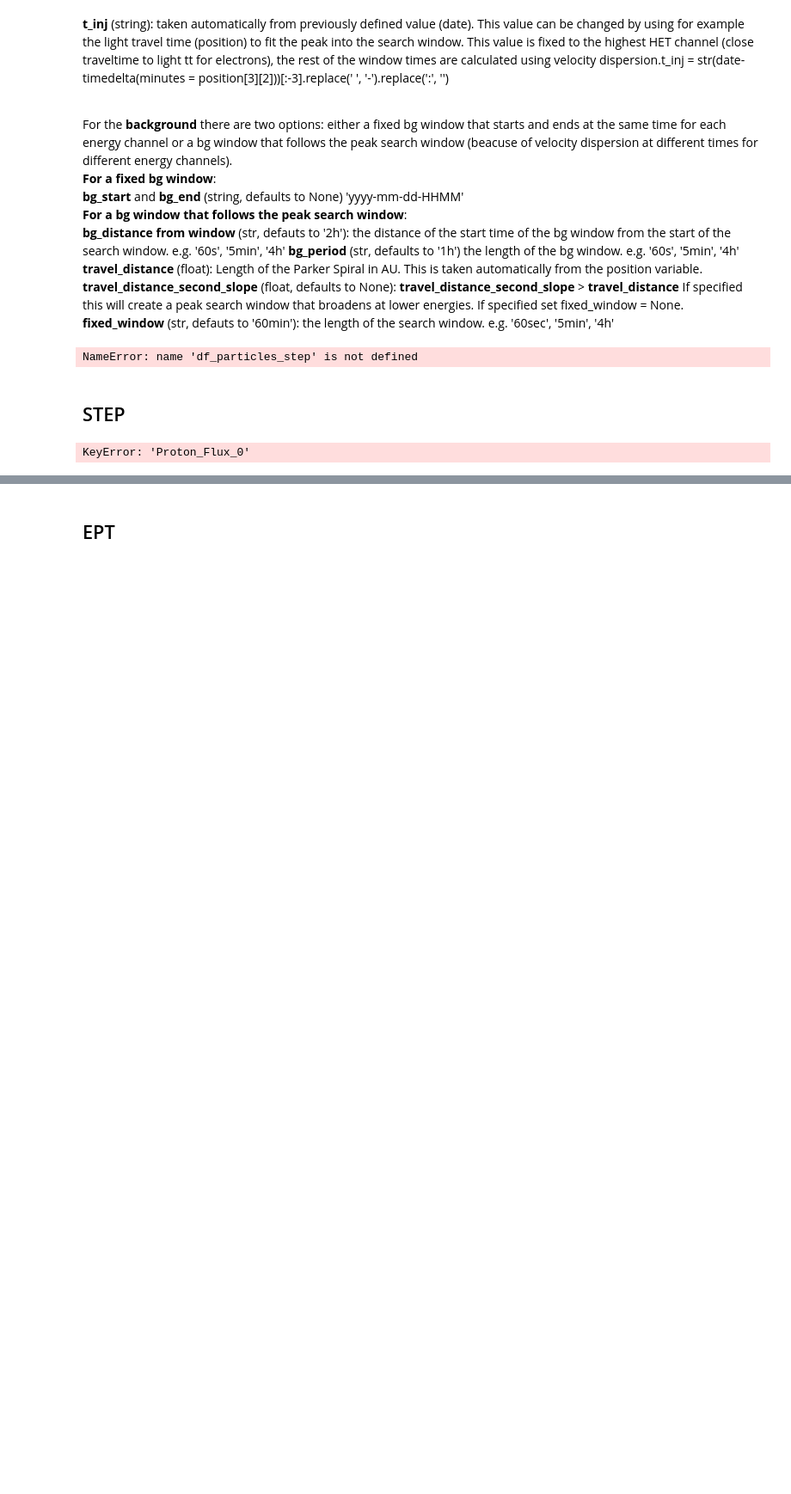
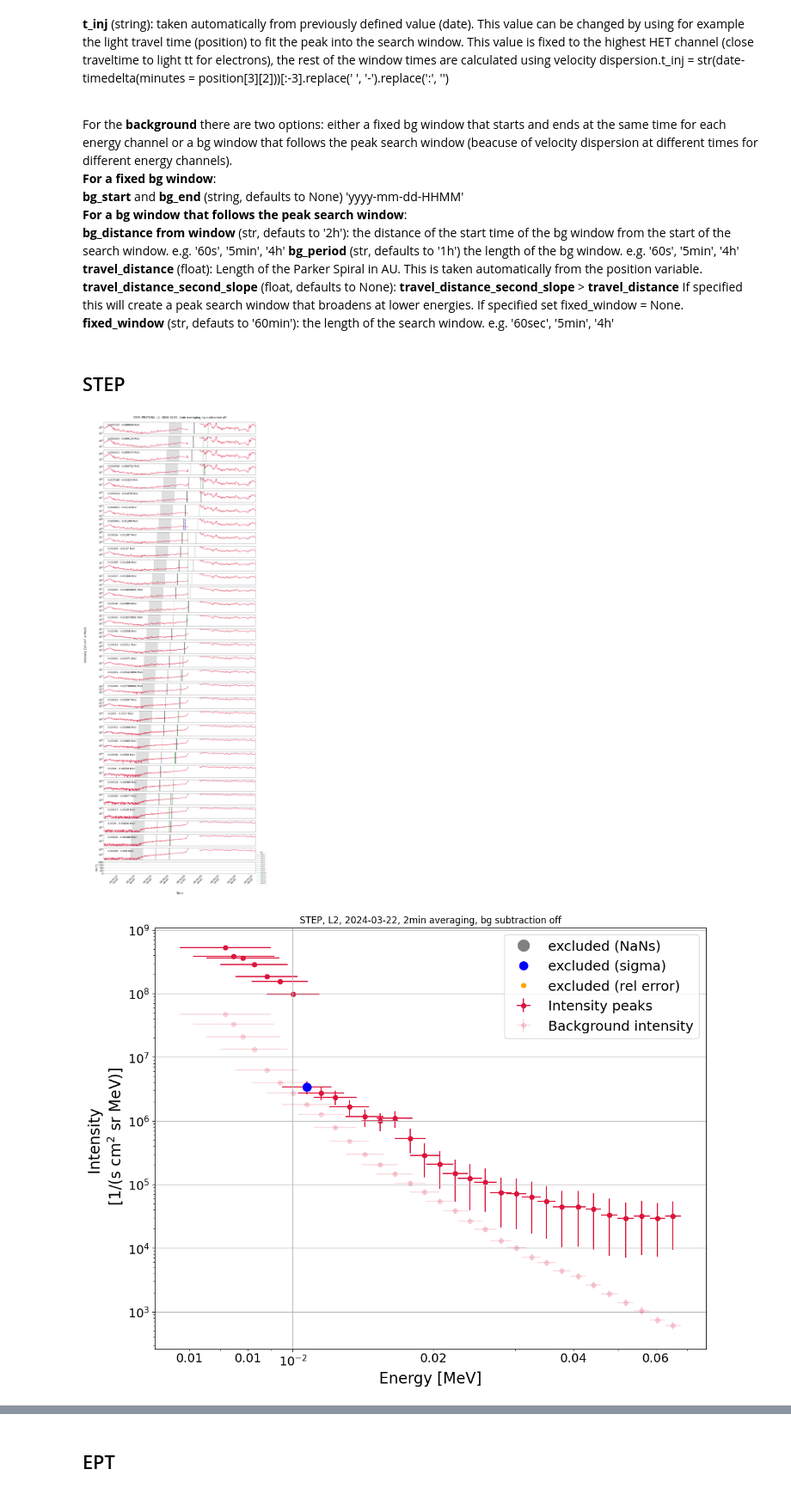
Before and after one commit to AnnamariaFedeli/SolOEPD-Plot-n-Fit-SEE, a Jupyter notebook: Plot-n-Fit-SEP-EnergySpectra-Protons.ipynb, the cells around one changed output, grey strips where cells are left out. Shown at 86% size. Saved outputs shown, nothing was run; the diff lists cells and outputs as text; code cells hidden in the pictures; blank space fills up the shorter version.

Commit message:
Fixed epd_plot_shift proton issues

```diff
--- a/Plot-n-Fit-SEP-EnergySpectra-Protons.ipynb
+++ b/Plot-n-Fit-SEP-EnergySpectra-Protons.ipynb
@@ -251,40 +231,38 @@ fixed_window = '200min' #either input time period in minutes or None
 plot_start = str(date-dt.timedelta(hours = 8))[:-3].replace(' ', '-').replace(':', '')
 plot_end = str(date+dt.timedelta(hours = 28))[:-3].replace(' ', '-').replace(':', '')
 # %%
-for i in df_particles_step.columns: print(i)
+#for i in df_particles_step.columns: print(i)
-# %% [output]
-NameError: name 'df_particles_step' is not defined
 # %% [markdown]
 ## STEP
 # %%
 if step:
     #if plot_pa:
        # mag_srf = mag_srf.resample(averaging).mean()
        # coverage = calc_pa_coverage('step', mag_srf)
     #else:
        # coverage = None
     # calculate resampled STEP electron fluxes (+ ions)
 
-    if species.lower() in ['proton', 'protons', 'p']:
-        df_particles_step = df_particles_step_org.resample(averaging).mean()
-        data_step = extract_particle_data(df_particles_step, energies_step, plot_start, plot_end, t_inj,
-                              bgstart = bg_start , bgend = bg_end, bg_distance_from_window = bg_distance_from_window,
-                              bg_period = bg_period, travel_distance = travel_distance,
-                              travel_distance_second_slope = travel_distance_second_slope, fixed_window = fixed_window,
-                              instrument = 'step', data_type = 'l2', averaging=averaging, species = species)
-        bg_b = False
-        eps.plot_channels_protons(data_step, bg_subtraction=bg_b, path=plot_path, savefig=saving, plot_pa=plot_pa, coverage=coverage_step, sigma = sigma, frac_nan_threshold = frac_nan_threshold, rel_err_threshold = rel_err)
+    df_particles_step = df_particles_step_org.resample(averaging).mean()
+    data_step = extract_particle_data(df_particles_step, energies_step, plot_start, plot_end, t_inj,
+                          bgstart = bg_start , bgend = bg_end, bg_distance_from_window = bg_distance_from_window,
+                          bg_period = bg_period, travel_distance = travel_distance,
+                          travel_distance_second_slope = travel_distance_second_slope, fixed_window = fixed_window,
+                          instrument = 'step', data_type = 'l2', averaging=averaging, species = species)
+    bg_b = False
+    plot_channels(data_step, bg_subtraction=bg_b, path=plot_path, savefig=saving, plot_pa=plot_pa,
+                  coverage=coverage_step, sigma = sigma, frac_nan_threshold = frac_nan_threshold,
+                  rel_err_threshold = rel_err, size = 20, species = species)
 
     bg_b = False
-    eps.plot_spectrum_peak(data_step, species, bg_subtraction=bg_b, path=plot_path, savefig=saving, sigma=sigma, frac_nan_threshold=frac_nan_threshold, rel_err_threshold=rel_err, direction=direction)
-    eps.plot_spectrum_average(data_step, species, bg_b, saving, plot_path, sigma=sigma, frac_nan_threshold=frac_nan_threshold, rel_err_threshold=rel_err, direction=direction)
+    plot_spectrum_peak(data_step, species, bg_subtraction=bg_b, path=plot_path, savefig=saving,
+                       sigma=sigma, frac_nan_threshold=frac_nan_threshold,
+                       rel_err_threshold=rel_err, direction=direction)
+    plot_spectrum_average(data_step, species, bg_b, saving, plot_path, sigma=sigma,
+                          frac_nan_threshold=frac_nan_threshold,
+                          rel_err_threshold=rel_err, direction=direction)
 
-    if saving: eps.write_to_csv(
-    data_step,
-    date_string,
-    species,
-    path=path_to_folder,
-    direction=direction
-)
+    if saving: write_to_csv(data_step,date_string,species,path=path_to_folder,direction=direction)
 # %% [output]
-KeyError: 'Proton_Flux_0'
+[figure, added]
+[figure, added]
```
Also changed, not shown: parts of 14 cells of this notebook, 1 other file.
